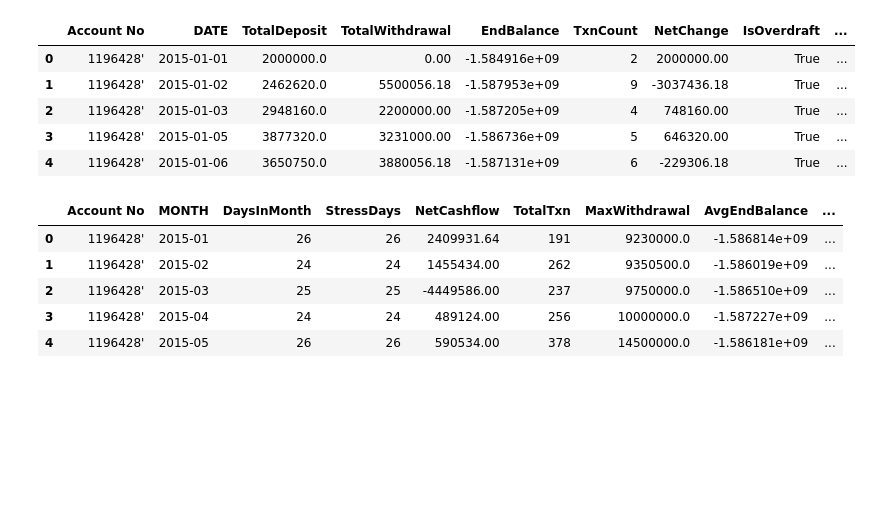
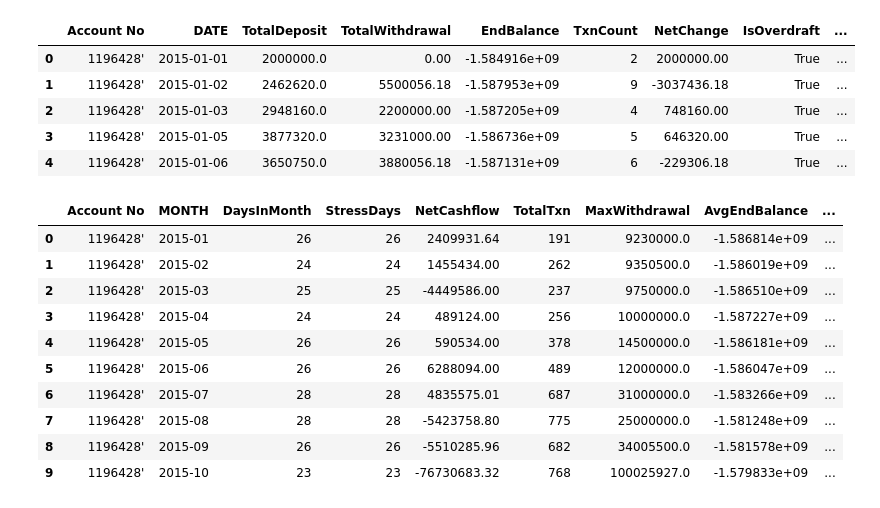
Before and after one commit to Deep6890/AEGIS-FIN, a Jupyter notebook: bankData.ipynb, the cells around one changed output. Drawn from its saved outputs; the diff is of its cells as text; code cells hidden in the pictures; blank space fills up the shorter version.

```diff
--- a/bankData.ipynb
+++ b/bankData.ipynb
@@ -306,31 +306,37 @@ def monthly_account_features(df):
     monthly['StressDuration'] = (
         monthly['StressDays'] / monthly['DaysInMonth']
     )
 
     # 5. Operational Intensity
     monthly['OperationalIntensity'] = (
         monthly['TotalTxn'] / monthly['DaysInMonth']
     )
 
     # MERGE RECOVERY VELOCITY
     final_features = monthly.merge(
         recovery_velocity,
         on=['Account No', 'MONTH'],
         how='left'
     )
 
     # If no overdraft streaks → velocity = 0
     final_features['RecoveryVelocity'] = (
         final_features['RecoveryVelocity'].fillna(0)
     )
 
     return final_features
 monthly_features = monthly_account_features(manngedData)
-monthly_features.head()
+display(monthly_features.head(10))
+monthly_features.tail(10)
 # %% [output]
 |  | Account No | MONTH | DaysInMonth | StressDays | NetCashflow | TotalTxn | MaxWithdrawal | AvgEndBalance | ... |
 | 0 | 1196428' | 2015-01 | 26 | 26 | 2409931.64 | 191 | 9230000.0 | -1.586814e+09 | ... |
 | 1 | 1196428' | 2015-02 | 24 | 24 | 1455434.00 | 262 | 9350500.0 | -1.586019e+09 | ... |
 | 2 | 1196428' | 2015-03 | 25 | 25 | -4449586.00 | 237 | 9750000.0 | -1.586510e+09 | ... |
 | 3 | 1196428' | 2015-04 | 24 | 24 | 489124.00 | 256 | 10000000.0 | -1.587227e+09 | ... |
 | 4 | 1196428' | 2015-05 | 26 | 26 | 590534.00 | 378 | 14500000.0 | -1.586181e+09 | ... |
+| 5 | 1196428' | 2015-06 | 26 | 26 | 6288094.00 | 489 | 12000000.0 | -1.586047e+09 | ... |
+| 6 | 1196428' | 2015-07 | 28 | 28 | 4835575.01 | 687 | 31000000.0 | -1.583266e+09 | ... |
+| 7 | 1196428' | 2015-08 | 28 | 28 | -5423758.80 | 775 | 25000000.0 | -1.581248e+09 | ... |
+| 8 | 1196428' | 2015-09 | 26 | 26 | -5510285.96 | 682 | 34005500.0 | -1.581578e+09 | ... |
+| 9 | 1196428' | 2015-10 | 23 | 23 | -76730683.32 | 768 | 100025927.0 | -1.579833e+09 | ... |
```
Also changed, not shown: parts of 6 cells of this notebook.
